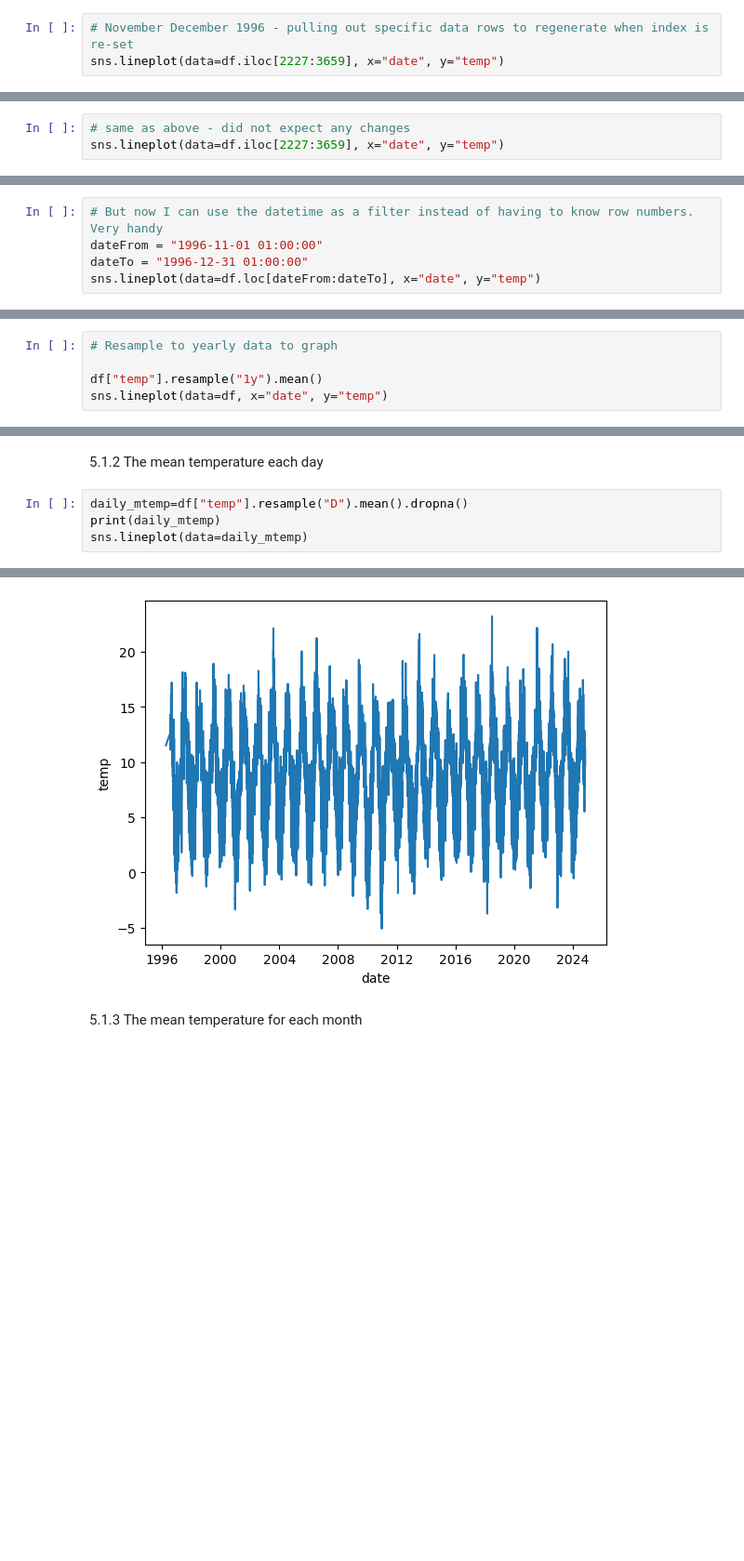
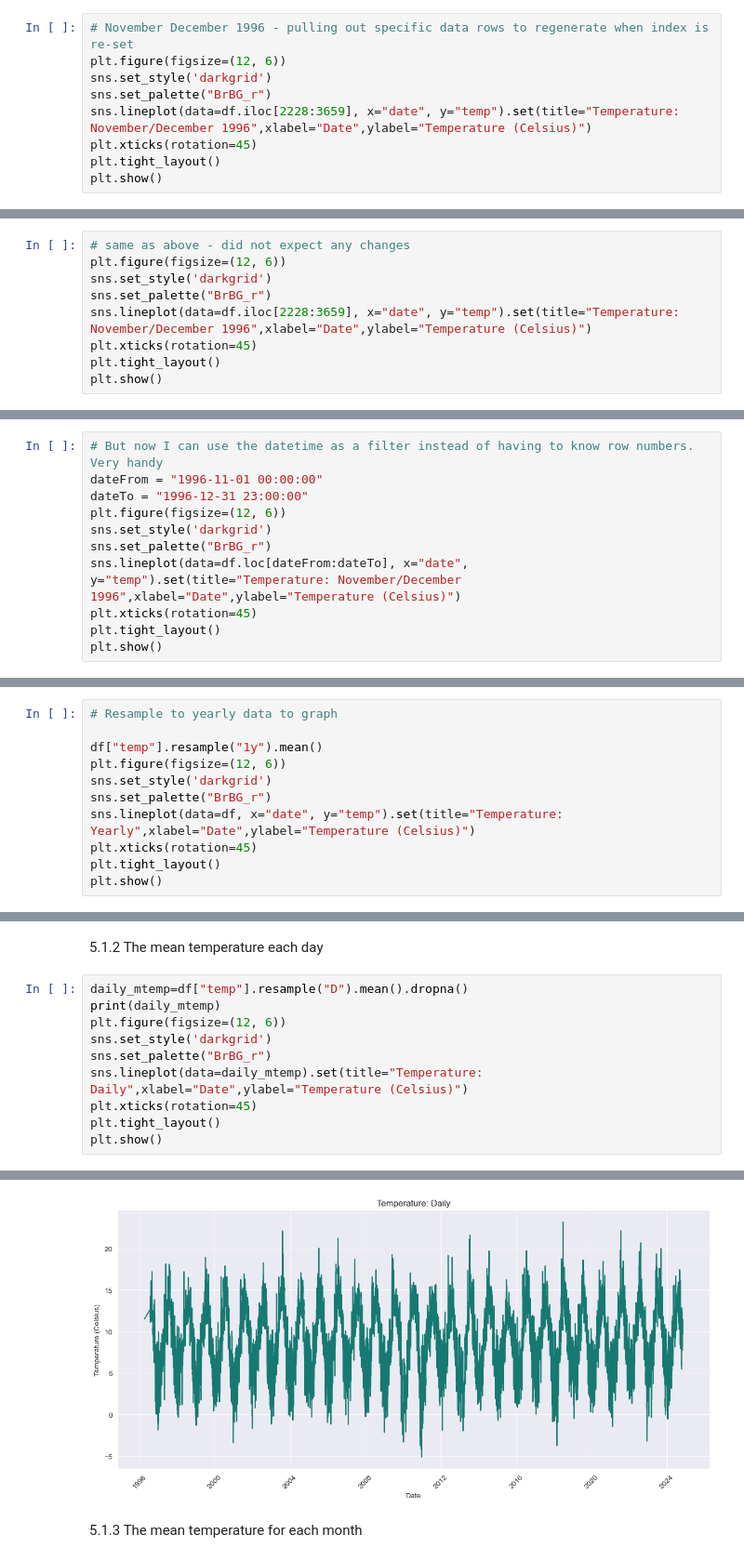
Before and after one commit to SBCURLEY/PFDA-assignments, a Jupyter notebook: assignment_6_Weather.ipynb, the cells around one changed output, grey strips where cells are left out. Shown at 93% size. Cells and saved outputs as stored; diff of their text form; blank space fills up the shorter version.

```diff
--- a/assignment_6_Weather.ipynb
+++ b/assignment_6_Weather.ipynb
@@ -202,5 +202,11 @@ df['date']
 Name: date, Length: 247674, dtype: datetime64[ns]
 # %%
 # November December 1996 - pulling out specific data rows to regenerate when index is re-set
-sns.lineplot(data=df.iloc[2227:3659], x="date", y="temp")
+plt.figure(figsize=(12, 6))
+sns.set_style('darkgrid')
+sns.set_palette("BrBG_r")
+sns.lineplot(data=df.iloc[2228:3659], x="date", y="temp").set(title="Temperature: November/December 1996",xlabel="Date",ylabel="Temperature (Celsius)")
+plt.xticks(rotation=45)
+plt.tight_layout()
+plt.show()
 # %% [output]
@@ -217,5 +222,11 @@ df.head(3)
 | 1996-07-31 09:00:00 | 0 | 0.0 | 0 | 11.6 | 0 | 10.7 | 9.8 | 0.0 | 0 | 1011.4 | 0 | ... |
 # %%
 # same as above - did not expect any changes
-sns.lineplot(data=df.iloc[2227:3659], x="date", y="temp")
+plt.figure(figsize=(12, 6))
+sns.set_style('darkgrid')
+sns.set_palette("BrBG_r")
+sns.lineplot(data=df.iloc[2228:3659], x="date", y="temp").set(title="Temperature: November/December 1996",xlabel="Date",ylabel="Temperature (Celsius)")
+plt.xticks(rotation=45)
+plt.tight_layout()
+plt.show()
 # %% [output]
@@ -224,6 +234,12 @@ sns.lineplot(data=df.iloc[2227:3659], x="date", y="temp")
 # %%
 # But now I can use the datetime as a filter instead of having to know row numbers. Very handy
-dateFrom = "1996-11-01 01:00:00"
-dateTo = "1996-12-31 01:00:00"
-sns.lineplot(data=df.loc[dateFrom:dateTo], x="date", y="temp")
+dateFrom = "1996-11-01 00:00:00"
+dateTo = "1996-12-31 23:00:00"
+plt.figure(figsize=(12, 6))
+sns.set_style('darkgrid')
+sns.set_palette("BrBG_r")
+sns.lineplot(data=df.loc[dateFrom:dateTo], x="date", y="temp").set(title="Temperature: November/December 1996",xlabel="Date",ylabel="Temperature (Celsius)")
+plt.xticks(rotation=45)
+plt.tight_layout()
+plt.show()
 # %% [output]
@@ -238,5 +253,11 @@ sns.lineplot(data=df.loc[dateFrom:dateTo], x="date", y="temp")
 # Resample to yearly data to graph
 
 df["temp"].resample("1y").mean()
-sns.lineplot(data=df, x="date", y="temp")
+plt.figure(figsize=(12, 6))
+sns.set_style('darkgrid')
+sns.set_palette("BrBG_r")
+sns.lineplot(data=df, x="date", y="temp").set(title="Temperature: Yearly",xlabel="Date",ylabel="Temperature (Celsius)")
+plt.xticks(rotation=45)
+plt.tight_layout()
+plt.show()
 # %% [output]
@@ -247,7 +267,13 @@ sns.lineplot(data=df, x="date", y="temp")
 # %%
 daily_mtemp=df["temp"].resample("D").mean().dropna()
 print(daily_mtemp)
-sns.lineplot(data=daily_mtemp)
+plt.figure(figsize=(12, 6))
+sns.set_style('darkgrid')
+sns.set_palette("BrBG_r")
+sns.lineplot(data=daily_mtemp).set(title="Temperature: Daily",xlabel="Date",ylabel="Temperature (Celsius)")
+plt.xticks(rotation=45)
+plt.tight_layout()
+plt.show()
 # %% [output]
 date
 1996-04-10    11.500000
@@ -266,4 +291,4 @@ Name: temp, Length: 10322, dtype: float64
-[figure, old version]
+[figure, new version]
 # %% [markdown]
 5.1.3 The mean temperature for each month
 # %%
```
Also changed, not shown: parts of 16 cells of this notebook.
